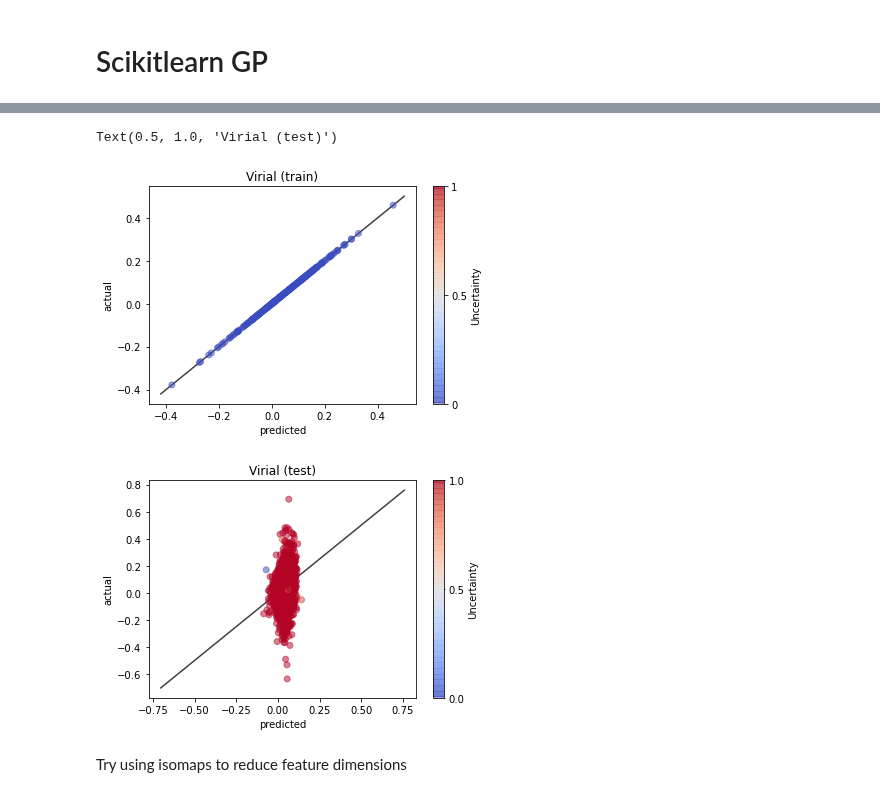
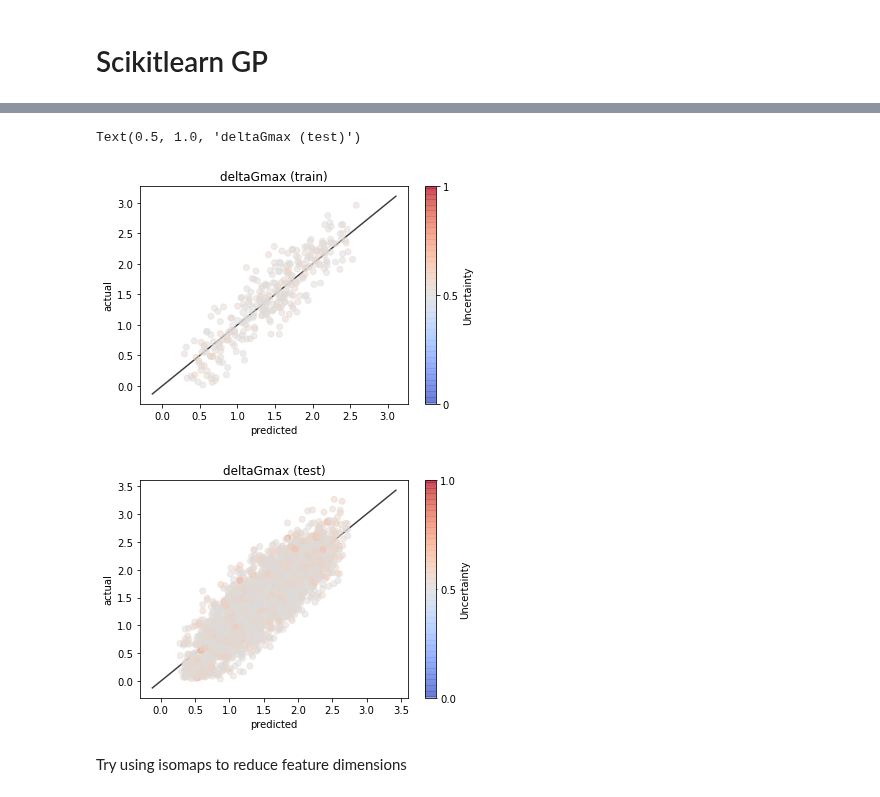
Before and after one commit to byooooo/dispersant_screening_PAL, a Jupyter notebook: notebooks/gp.ipynb, the cells around one changed output, grey strips where cells are left out. Saved outputs shown, nothing was run; the diff lists cells and outputs as text; code cells hidden in the pictures.

```diff
--- a/notebooks/gp.ipynb
+++ b/notebooks/gp.ipynb
@@ -35,13 +35,17 @@ from dispersant_screener.definitions import *
 df_full_factorial = pd.read_csv(os.path.join(DATADIR, 'full_fact.csv'))
 # %%
 NFEAT = len(FEATURES)
+# TARGETS = ['deltaGmin', 'A2_normalized']
+TARGETS = ['deltaGmin', 'deltaGmax']
 # %%
 df_full_factorial = pd.read_csv(os.path.join(DATADIR, 'full_fact.csv'))
-new_A2 = pd.read_csv(os.path.join(DATADIR, 'b1-b21_random_virial_large.csv'))['A2_normalized']
+new_A2 = pd.read_csv(os.path.join(DATADIR, 'b1-b21_random_virial_large_new.csv'))['A2_normalized']
+deltaGmax = pd.read_csv(os.path.join(DATADIR, 'b1-b21_random_virial_large_new.csv'))['deltaGmax']
 # new_A2 = pd.read_csv(os.path.join(DATADIR, 'b1-b21_random_virial_large.csv'))['A2_unnormalized']
 
 # replace old A2 values with newly calculated values
 df_full_factorial['A2_normalized'] = new_A2
+df_full_factorial['deltaGmax'] = deltaGmax
 df_full_factorial['1_N'] = df_full_factorial['total_count']
 # %%
 X = df_full_factorial[FEATURES]
@@ -62,7 +66,7 @@ label1_scaler = StandardScaler()
 y1_train = label1_scaler.fit_transform(np.array(y_train)[:,0].reshape(-1,1))
 y1_test = label1_scaler.transform(np.array(y_test)[:,0].reshape(-1,1))
 
-# label2_scaler = StandardScaler()
-# y2_train = label2_scaler.fit_transform(np.array(y_train)[:,1].reshape(-1,1))
-# y2_test = label2_scaler.transform(np.array(y_test)[:,1].reshape(-1,1))
+label2_scaler = StandardScaler()
+y2_train = label2_scaler.fit_transform(np.array(y_train)[:,1].reshape(-1,1))
+y2_test = label2_scaler.transform(np.array(y_test)[:,1].reshape(-1,1))
 # %%
@@ -149,7 +153,9 @@ tuned_parameters = [{
 
     'kernel': [
         # radial basis function kernel with varying correlation length_scale
-         RBF() + DotProduct()
+         RBF() + WhiteKernel(0.01)
+
+#         RBF(), Matern(nu=1.5), Matern(nu=2.5), Matern(nu=0.5),
 #                DotProduct(0.1), DotProduct(0.5),
 #
 #                Matern(0.01,length_scale_bounds="fixed", nu=0.5), Matern(0.1,length_scale_bounds="fixed",  nu=0.5),
@@ -198,38 +204,38 @@ cb = plt.colorbar(sc)
 cb.set_label('Uncertainty', rotation=90)
 # cb.ax.tick_params(size=0)
 cb.set_ticks([0,0.5,1])
 cb.set_ticklabels([0,0.5,1])
 plt.ylabel('actual')
 plt.xlabel('predicted')
 # plt.legend(['test', 'train',])
-plt.title('Virial (train)')
+plt.title('deltaGmax (train)')
 lims = [
     np.min([ax.get_xlim(), ax.get_ylim()]),  # min of both axes
     np.max([ax.get_xlim(), ax.get_ylim()]),  # max of both axes
 ]
 # now plot both limits against eachother
 ax.plot(lims, lims, 'k-', alpha=0.75,  zorder=0)
 
 fig, ax = plt.subplots()
 sc = plt.scatter(label2_scaler.inverse_transform(y2_hat_tst),
                  label2_scaler.inverse_transform(y2_test),
                  alpha=0.5, c=y2_std_tst, cmap=plt.cm.coolwarm, norm = mpl.colors.Normalize(vmin=0, vmax=1))
 cb = plt.colorbar(sc)
 cb.set_label('Uncertainty', rotation=90)
 cb.ax.tick_params(size=1)
 cb.set_ticks([0,0.5,1])
 lims = [
     np.min([ax.get_xlim(), ax.get_ylim()]),  # min of both axes
     np.max([ax.get_xlim(), ax.get_ylim()]),  # max of both axes
 ]
 ax.plot(lims, lims, 'k-', alpha=0.75, zorder=0)
 plt.ylabel('actual')
 plt.xlabel('predicted')
-plt.title('Virial (test)')
+plt.title('deltaGmax (test)')
 # %% [output]
-Text(0.5, 1.0, 'Virial (test)')
+Text(0.5, 1.0, 'deltaGmax (test)')
-[figure, old version]
+[figure, new version]
-[figure, old version]
+[figure, new version]
 # %% [markdown]
 Try using isomaps to reduce feature dimensions
 # %%
```
Also changed, not shown: parts of 7 cells of this notebook.
